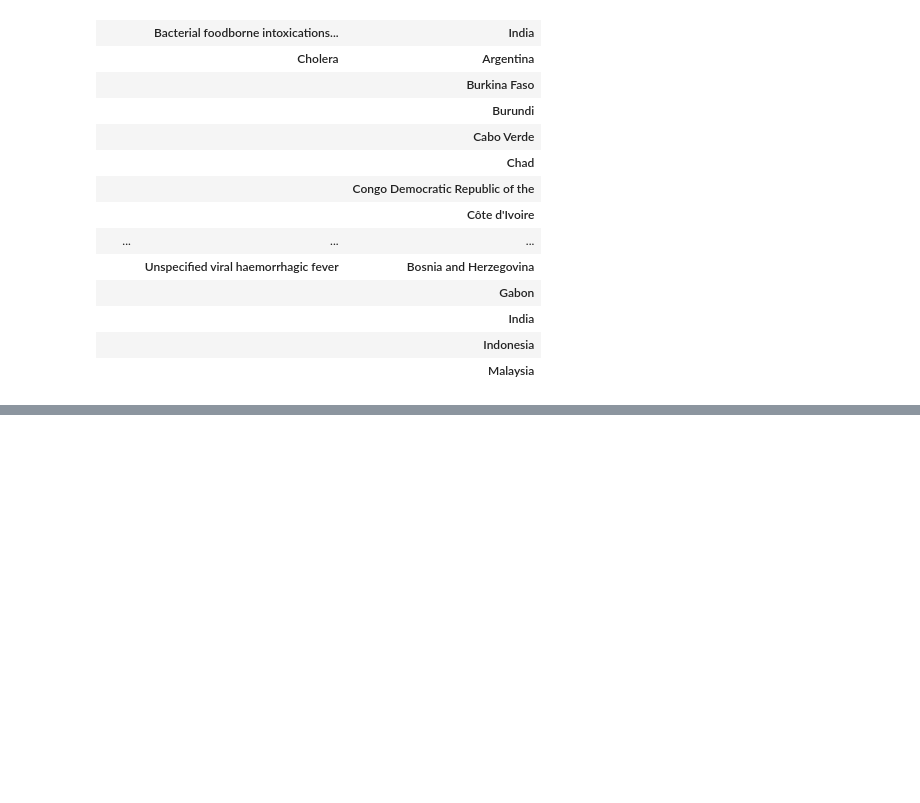
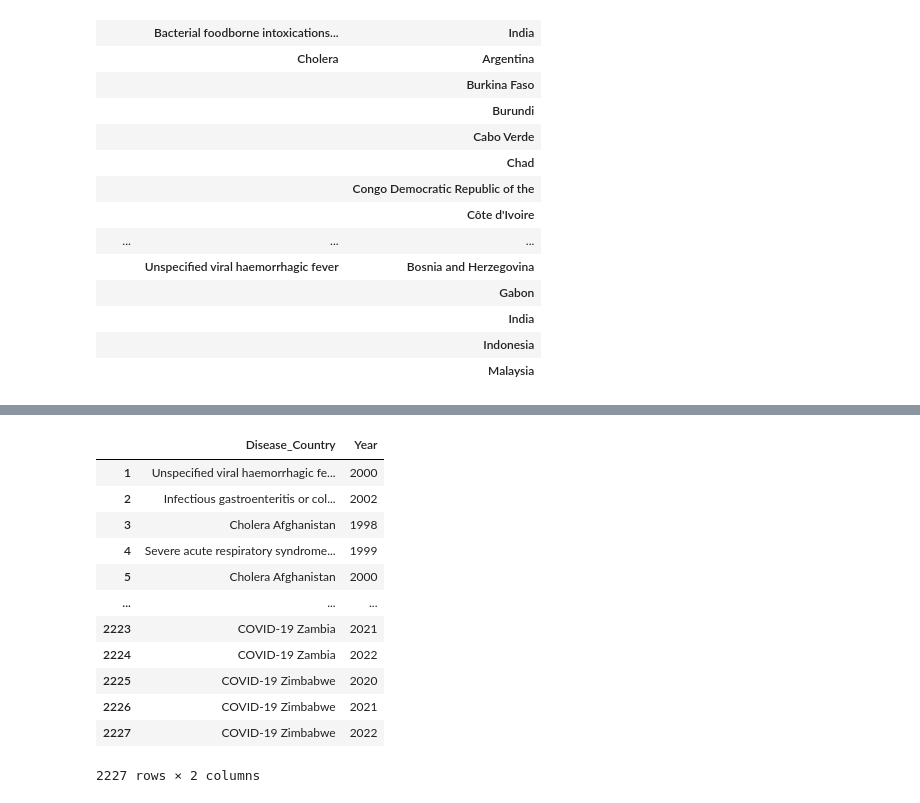
Before and after one commit to hayat-tamboli/capstone, a Jupyter notebook: eda.ipynb, the cells around one changed output, grey strips where cells are left out. Cells and saved outputs as stored; diff of their text form; code cells hidden in the pictures; blank space fills up the shorter version.

```diff
--- a/eda.ipynb
+++ b/eda.ipynb
@@ -74,0 +124,18 @@ df_summary.head(50)
+# %%
+b = pd.concat([a,df_slice.Year],axis=1)
+b.columns = ["Disease_Country","Year"]
+b
+# %% [output]
+|  | Disease_Country | Year |
+| 1 | Unspecified viral haemorrhagic fe... | 2000 |
+| 2 | Infectious gastroenteritis or col... | 2002 |
+| 3 | Cholera Afghanistan | 1998 |
+| 4 | Severe acute respiratory syndrome... | 1999 |
+| 5 | Cholera Afghanistan | 2000 |
+| ... | ... | ... |
+| 2223 | COVID-19 Zambia | 2021 |
+| 2224 | COVID-19 Zambia | 2022 |
+| 2225 | COVID-19 Zimbabwe | 2020 |
+| 2226 | COVID-19 Zimbabwe | 2021 |
+| 2227 | COVID-19 Zimbabwe | 2022 |
+2227 rows × 2 columns
```
Also changed, not shown: parts of 8 cells of this notebook.
